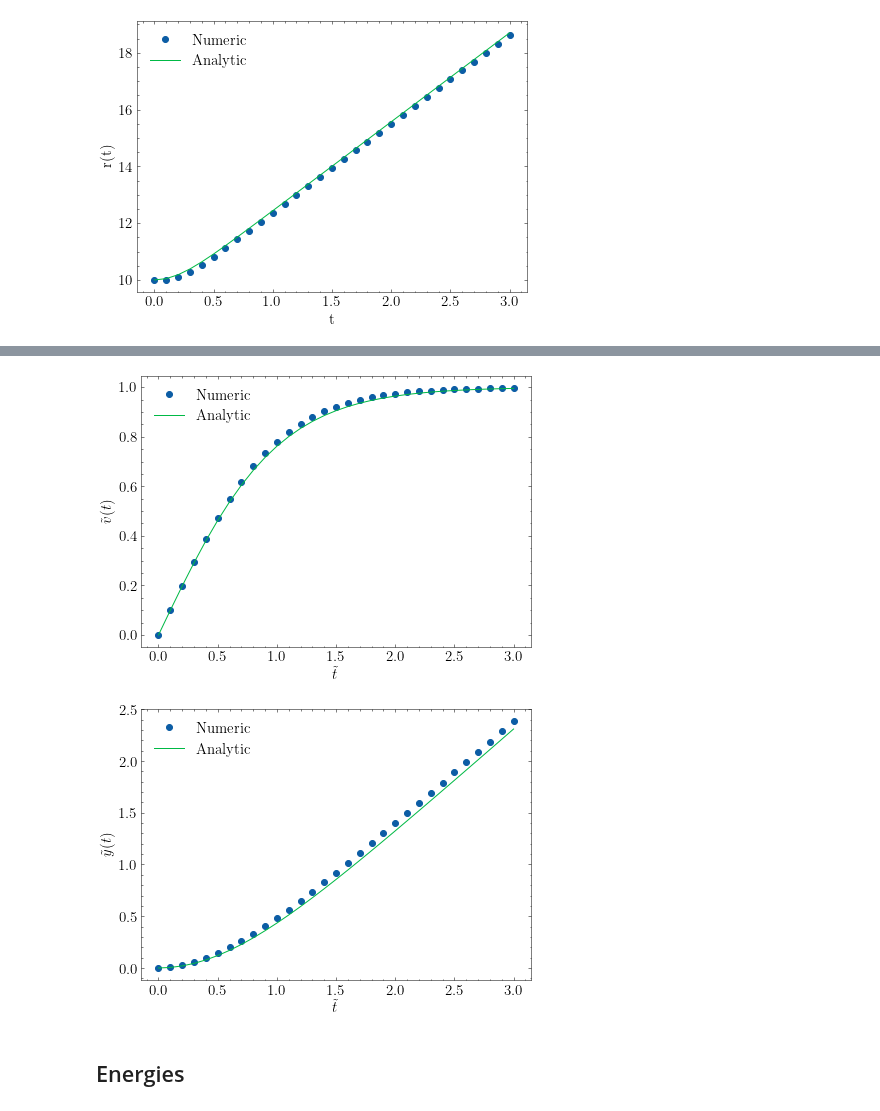
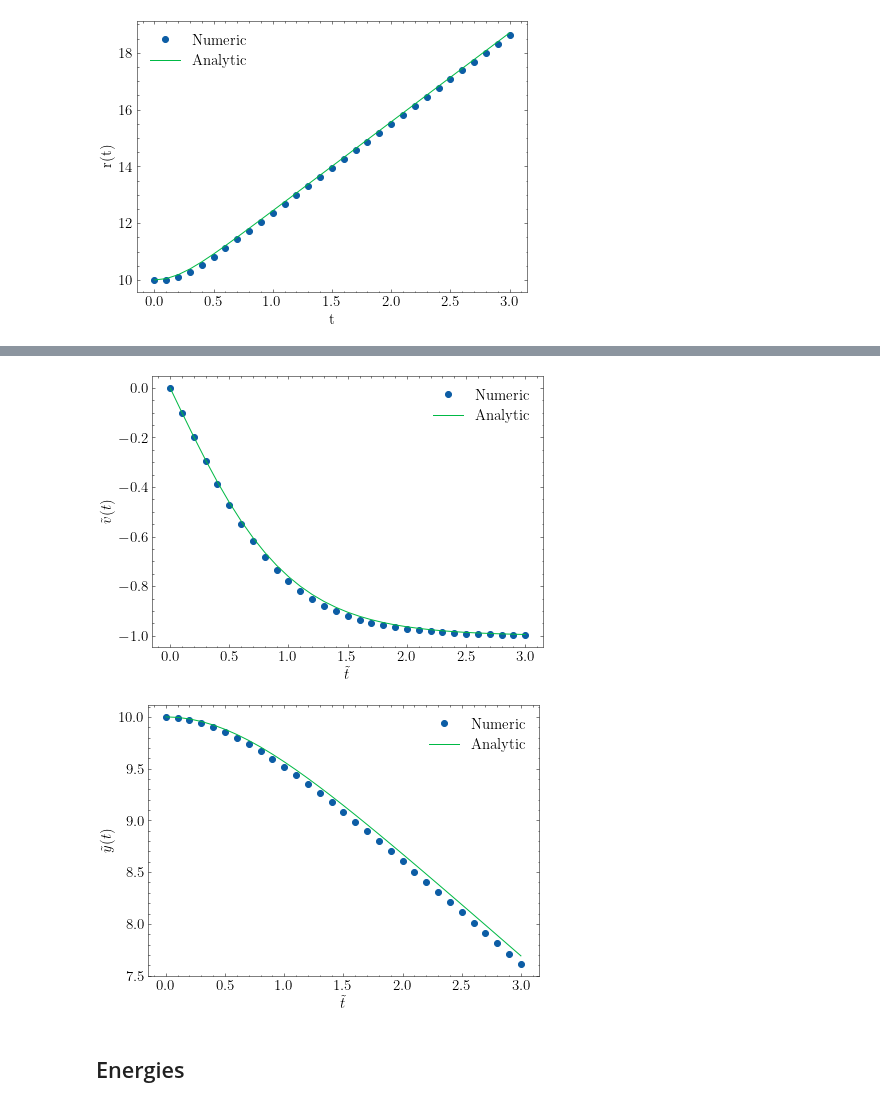
Before and after one commit to franklinzppa/fisica-computacional, a Jupyter notebook: week1.ipynb, the cells around one changed output, grey strips where cells are left out. Saved outputs shown, nothing was run; the diff lists cells and outputs as text; code cells hidden in the pictures.

```diff
--- a/week1.ipynb
+++ b/week1.ipynb
@@ -296,10 +296,10 @@ m = 1.0
 c = 1.0
 g = 9.81
 b = 1  # Linear air resistance
-v_ter = (m*g/c)**(1/b)
+v_ter = -(m*g/c)**(1/b)
 
 vy0 = 0.0
-r0 = 0.0
+r0 = 10.0
 
 r = np.zeros(N)
 v = np.zeros(N)
@@ -309,17 +309,17 @@ v[0] = vy0
 
 
 def f(v, b):
-    return 1 - v**b
+    return -(1 + v*abs(v)**(b-1))
 
 def v_linear_exact(t, vy0, v_ter):
     v0_tilde = vy0/v_ter
-    return 1 + (v0_tilde - 1)*np.exp(-t)
+    return (1 + v0_tilde)*np.exp(-t) - 1
 
 def r_linear_exact(t, r0, vy0, v_ter):
     g = 9.81
     v0_tilde = vy0/v_ter
     r0_tilde = (r0*g)/(v_ter**2)
-    return r0_tilde + t + (v0_tilde - 1)*(1 - np.exp(-t))
+    return r0 + (1 + v0_tilde)*(1 - np.exp(-t)) - t
 
 for i in range(N-1):
     v[i+1] = v[i] + f(v[i], b)*dt
@@ -351,52 +351,47 @@ N = len(t)
 m = 1.0
 c = 1.0
 g = 9.81
-b = 2  # Linear air resistance
-v_ter = (m*g/c)**(1/b)
+b = 2  # Quadratic air resistance
+v_ter = -np.sqrt((m*g/c))
 
 vy0 = 0.0
-r0 = 0.0
+r0 = 10.0
 
 r = np.zeros(N)
 v = np.zeros(N)
 
 r[0] = r0
 v[0] = vy0
 
+def f(v, b):
+    return -(1 + v*abs(v)**(b-1))
 
-def f(v, b):
-    return 1 - v**b
+def v_quad_exact(t, vy0):
+    return np.tanh(np.arctanh(vy0) - t)
 
-def v_quad_exact(t, v_ter):
-    vy0_tilde = vy0/v_ter
-    return vy0_tilde + np.tanh(t)
-
-def r_quad_exact(t, r0, vy0, v_ter):
-    g = 9.81
-    vy0_tilde = vy0/v_ter
-    r0_tilde = (r0*g)/(v_ter**2)
-    return r0_tilde + vy0_tilde*t + np.log(np.cosh(t))
+def r_quad_exact(t, r0):
+    return r0 - np.log(np.cosh(t))
 
 for i in range(N-1):
     v[i+1] = v[i] + f(v[i], b)*dt
     r[i+1] = r[i] + v[i + 1]*dt
 
 plt.plot(t, v, marker='o', linestyle='',label="Numeric")
-plt.plot(t, v_quad_exact(t, v_ter), label="Analytic")
+plt.plot(t, v_quad_exact(t, vy0), label="Analytic")
 plt.xlabel(r'$\tilde{t}$')
 plt.ylabel(r'$\tilde{v}(t)$')
 plt.legend()
 plt.show()
 
 plt.plot(t, r, marker='o', linestyle='', label="Numeric")
-plt.plot(t, r_quad_exact(t, r0, vy0, v_ter), label="Analytic")
+plt.plot(t, r_quad_exact(t, r0), label="Analytic")
 plt.xlabel(r'$\tilde{t}$')
 plt.ylabel(r'$\tilde{y}(t)$')
 plt.legend()
 plt.show()
 # %% [output]
-[figure, old version]
+[figure, new version]
-[figure, old version]
+[figure, new version]
 # %% [markdown]
 ## Energies
 # %%
```
Also changed, not shown: parts of 3 cells of this notebook.
